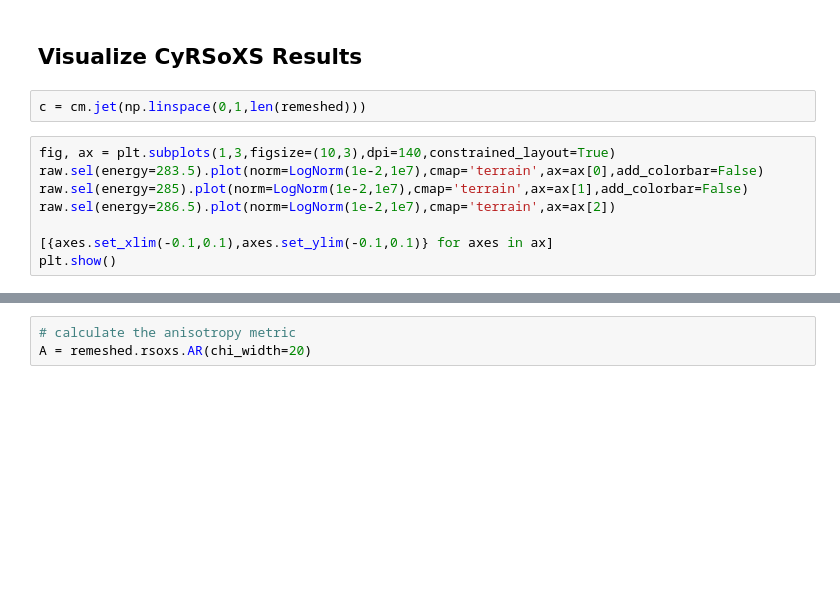
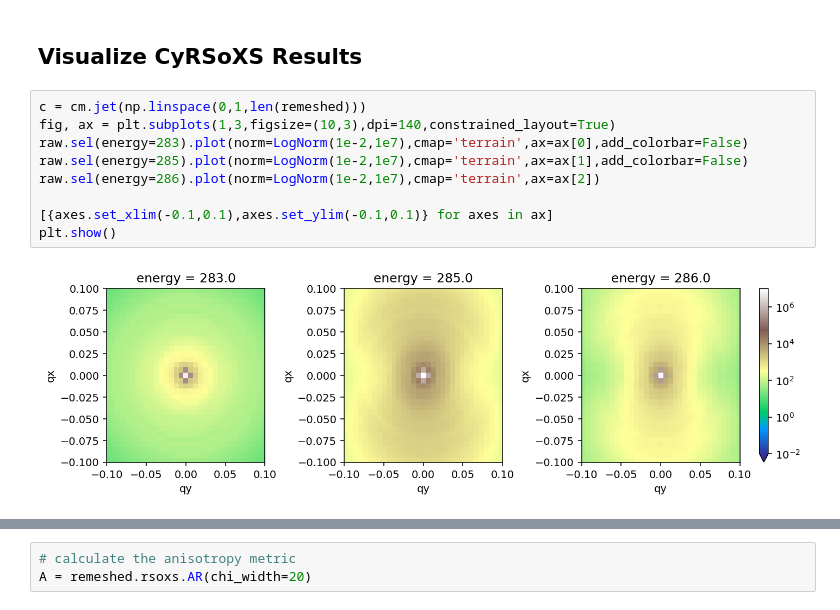
Before and after one commit to devoncallan/DopantModeling, a Jupyter notebook: Fibril Generator.ipynb, the cells around one changed output, grey strips where cells are left out. Saved outputs shown, nothing was run; the diff lists cells and outputs as text; blank space fills up the shorter version.

```diff
--- a/Fibril Generator.ipynb
+++ b/Fibril Generator.ipynb
@@ -155,16 +234,17 @@ raw = load.loadDirectory(basePath)
 remeshed = integ.integrateImageStack(raw)
 # %% [markdown]
 ## Visualize CyRSoXS Results
-# %%
-c = cm.jet(np.linspace(0,1,len(remeshed)))
 # %%
+c = cm.jet(np.linspace(0,1,len(remeshed)))
 fig, ax = plt.subplots(1,3,figsize=(10,3),dpi=140,constrained_layout=True)
-raw.sel(energy=283.5).plot(norm=LogNorm(1e-2,1e7),cmap='terrain',ax=ax[0],add_colorbar=False)
+raw.sel(energy=283).plot(norm=LogNorm(1e-2,1e7),cmap='terrain',ax=ax[0],add_colorbar=False)
 raw.sel(energy=285).plot(norm=LogNorm(1e-2,1e7),cmap='terrain',ax=ax[1],add_colorbar=False)
-raw.sel(energy=286.5).plot(norm=LogNorm(1e-2,1e7),cmap='terrain',ax=ax[2])
+raw.sel(energy=286).plot(norm=LogNorm(1e-2,1e7),cmap='terrain',ax=ax[2])
 
 [{axes.set_xlim(-0.1,0.1),axes.set_ylim(-0.1,0.1)} for axes in ax]
 plt.show()
+# %% [output]
+[figure, added]
 # %%
 fig, ax = plt.subplots(1,3,figsize=(10,3),dpi=140,constrained_layout=True)
 raw.sel(energy=280).plot(norm=LogNorm(1e-2,1e7),cmap='terrain',ax=ax[0],add_colorbar=False)
```
Also changed, not shown: parts of 23 cells of this notebook, 11 other files.
